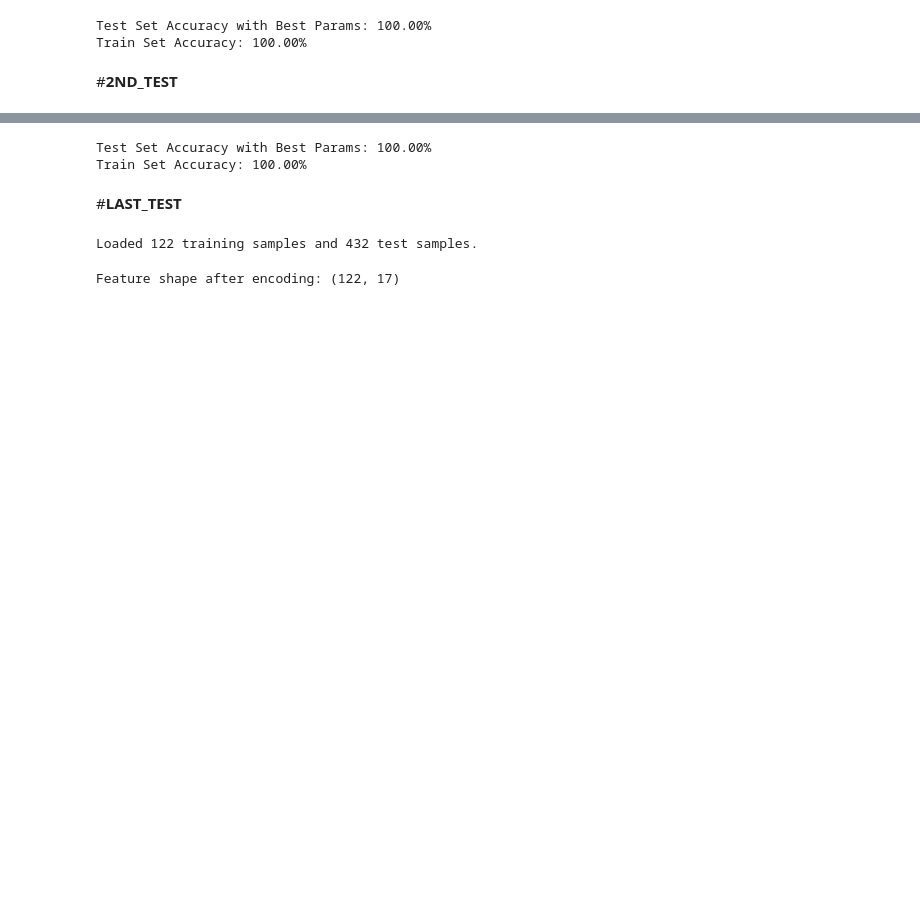
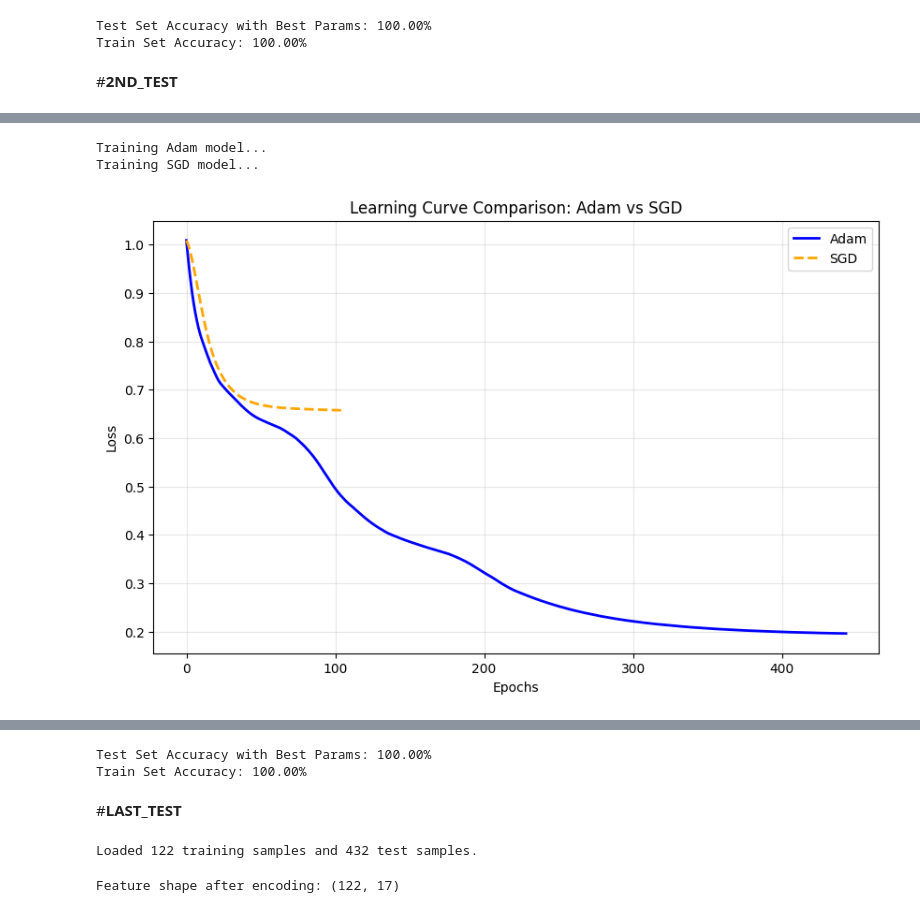
Before and after one commit to abderrahmane-salmi/UNIPI-Machine-Learning-Project, a Jupyter notebook: src/nn/NN_on_MONK_data.ipynb, the cells around one changed output, grey strips where cells are left out. Drawn from its saved outputs; the diff is of its cells as text; code cells hidden in the pictures; blank space fills up the shorter version.

```diff
--- a/src/nn/NN_on_MONK_data.ipynb
+++ b/src/nn/NN_on_MONK_data.ipynb
@@ -168,0 +216,45 @@ Best Cross-Validation Accuracy: 100.00%
+# %%
+# 1. Setup the common architecture (Use your best params here)
+# Example params - replace with grid_search.best_params_ values if you have them
+common_params = {
+    'hidden_layer_sizes': (4,),  # Replace with your best size
+    'activation': 'relu',        # Replace with your best activation
+    'alpha': 0.01,               # Replace with your best alpha
+    'max_iter': 500,
+    'random_state': 42
+}
+
+# 2. Train Adam Model
+print("Training Adam model...")
+mlp_adam = MLPClassifier(solver='adam', learning_rate_init=0.01, **common_params)
+mlp_adam.fit(X_train_2, y_train_2)
+
+# 3. Train SGD Model
+print("Training SGD model...")
+# SGD often needs a higher learning rate or momentum to converge well
+mlp_sgd = MLPClassifier(solver='sgd', learning_rate_init=0.01, momentum=0.9, **common_params)
+mlp_sgd.fit(X_train_2, y_train_2)
+
+# 4. Plot Comparison
+plt.figure(figsize=(10, 6))
+
+# Plot Adam
+plt.plot(mlp_adam.loss_curve_, label='Adam', color='blue', linewidth=2)
+
+# Plot SGD
+plt.plot(mlp_sgd.loss_curve_, label='SGD', color='orange', linestyle='--', linewidth=2)
+
+plt.title("Learning Curve Comparison: Adam vs SGD")
+plt.xlabel("Epochs")
+plt.ylabel("Loss")
+plt.legend()
+plt.grid(True, alpha=0.3)
+plt.show()
+
+# Optional: Print final loss to see which converged better
+print(f"Final Adam Loss: {mlp_adam.loss_curve_[-1]:.4f}")
+print(f"Final SGD Loss:  {mlp_sgd.loss_curve_[-1]:.4f}")
+# %% [output]
+Training Adam model...
+Training SGD model...
+[figure, added]
```
Also changed, not shown: parts of 8 cells of this notebook, 1 other file.
